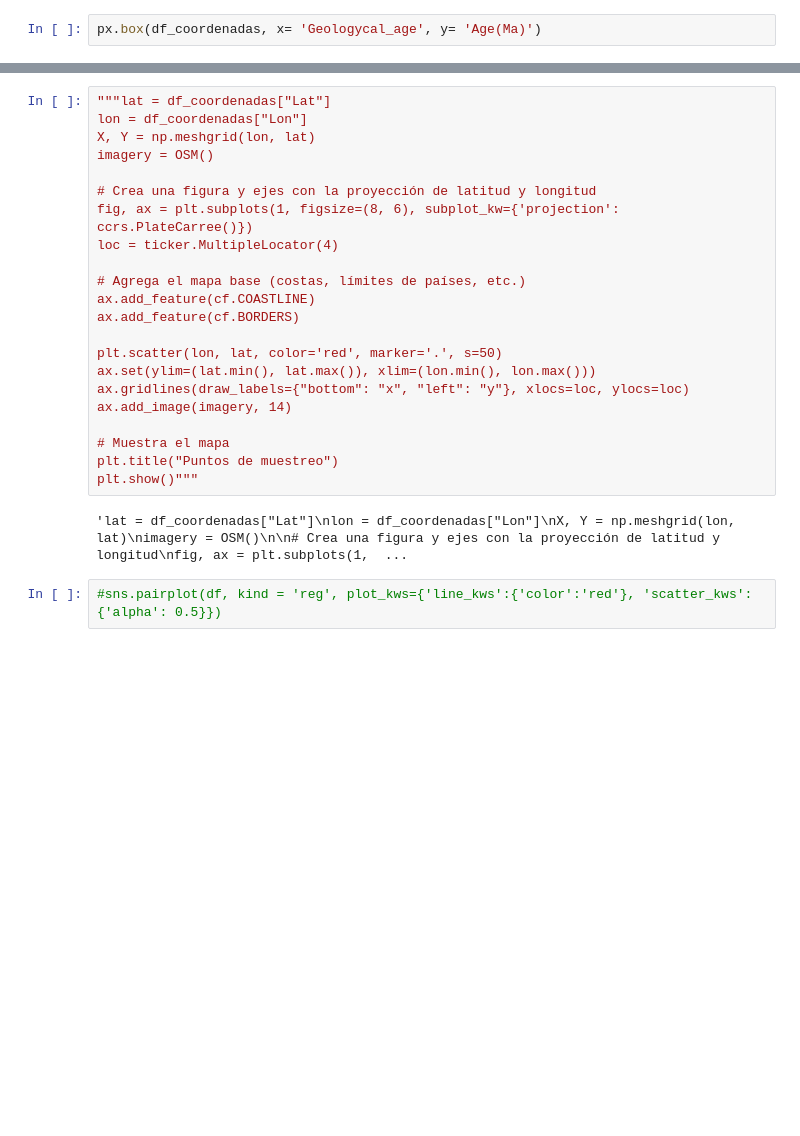
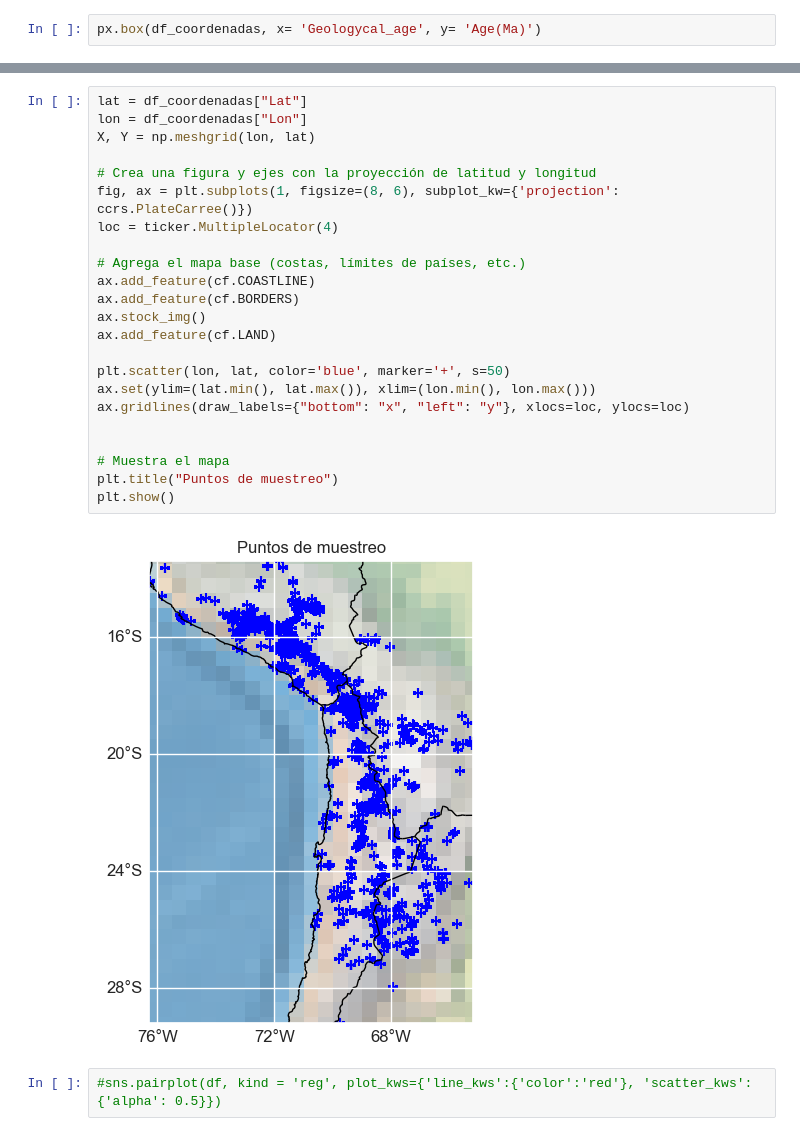
Before and after one commit to neyberson/Data_Analysis_Andes_Geology, a Jupyter notebook: scripts/exploration.ipynb, the cells around one changed output, grey strips where cells are left out. Cells and saved outputs as stored; diff of their text form; blank space fills up the shorter version.

```diff
--- a/scripts/exploration.ipynb
+++ b/scripts/exploration.ipynb
@@ -132,26 +146,27 @@ px.box(df_coordenadas, x= 'Geologycal_age', y= 'Age(Ma)')
 # %%
-"""lat = df_coordenadas["Lat"]
+lat = df_coordenadas["Lat"]
 lon = df_coordenadas["Lon"]
 X, Y = np.meshgrid(lon, lat)
-imagery = OSM()
 
 # Crea una figura y ejes con la proyección de latitud y longitud
 fig, ax = plt.subplots(1, figsize=(8, 6), subplot_kw={'projection': ccrs.PlateCarree()})
 loc = ticker.MultipleLocator(4)
 
 # Agrega el mapa base (costas, límites de países, etc.)
 ax.add_feature(cf.COASTLINE)
 ax.add_feature(cf.BORDERS)
+ax.stock_img()
+ax.add_feature(cf.LAND)
 
-plt.scatter(lon, lat, color='red', marker='.', s=50)
+plt.scatter(lon, lat, color='blue', marker='+', s=50)
 ax.set(ylim=(lat.min(), lat.max()), xlim=(lon.min(), lon.max()))
 ax.gridlines(draw_labels={"bottom": "x", "left": "y"}, xlocs=loc, ylocs=loc)
-ax.add_image(imagery, 14)
+
 
 # Muestra el mapa
 plt.title("Puntos de muestreo")
-plt.show()"""
+plt.show()
 # %% [output]
-'lat = df_coordenadas["Lat"]\nlon = df_coordenadas["Lon"]\nX, Y = np.meshgrid(lon, lat)\nimagery = OSM()\n\n# Crea una figura y ejes con la proyección de latitud y longitud\nfig, ax = plt.subplots(1,  ...
+[figure, added]
 # %%
 #sns.pairplot(df, kind = 'reg', plot_kws={'line_kws':{'color':'red'}, 'scatter_kws': {'alpha': 0.5}})
```
Also changed, not shown: parts of 5 cells of this notebook, 1 other file.
